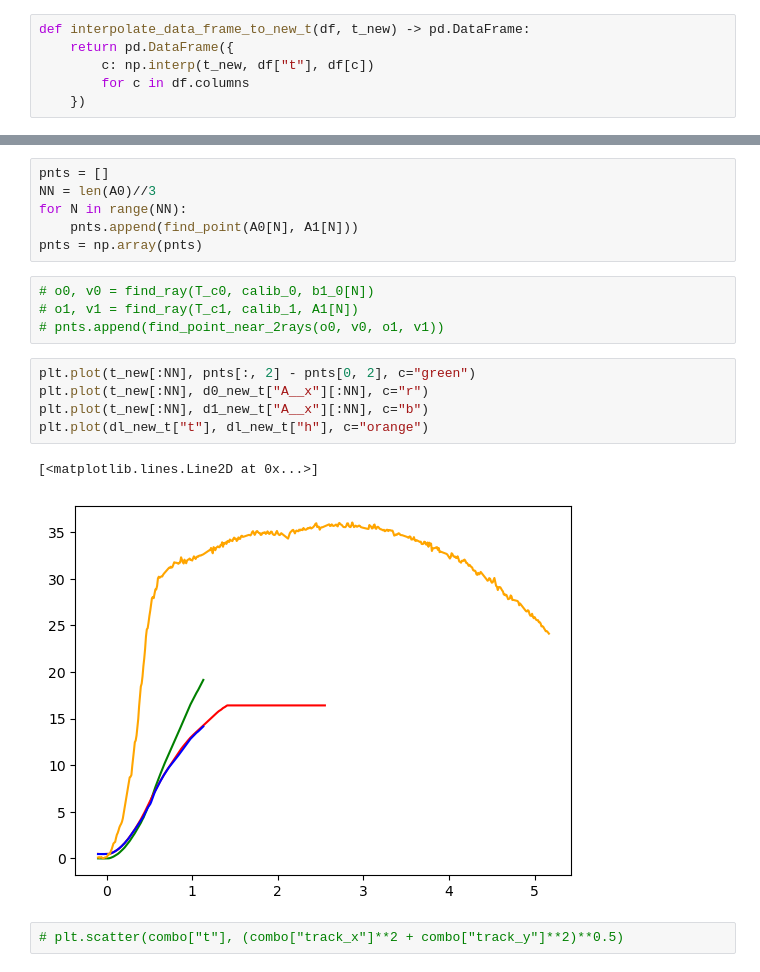
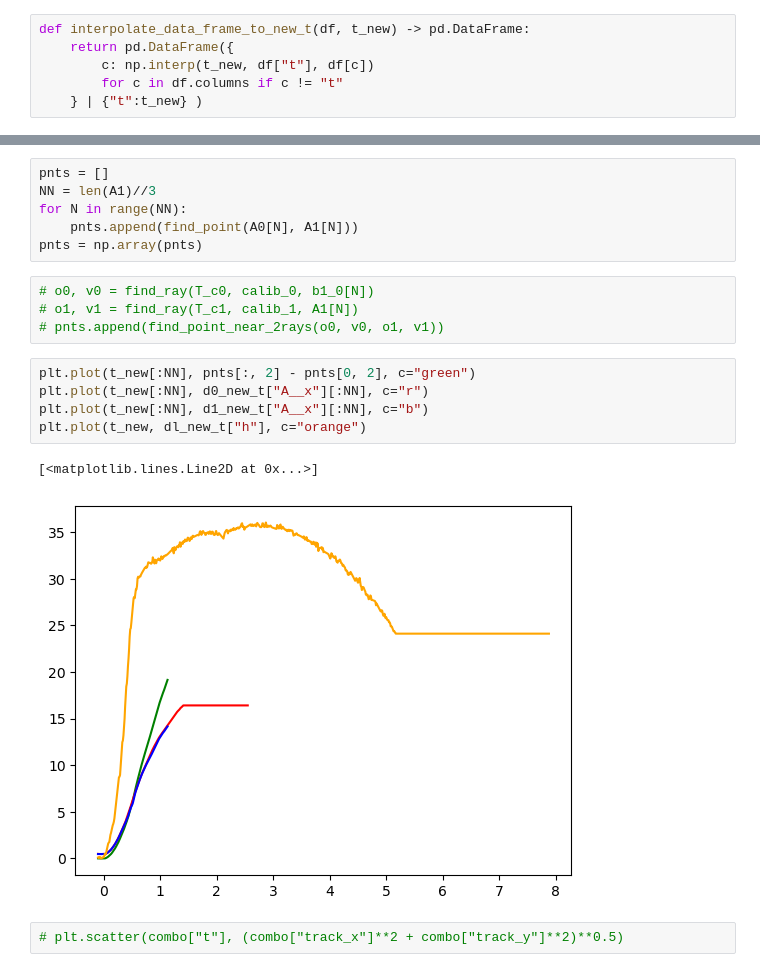
Before and after one commit to vas0x59/empirica_pet_bottle, a Jupyter notebook: proc_rocket/notebook.ipynb, the cells around one changed output, grey strips where cells are left out. Saved outputs shown, nothing was run; the diff lists cells and outputs as text.

```diff
--- a/proc_rocket/notebook.ipynb
+++ b/proc_rocket/notebook.ipynb
@@ -103,5 +103,5 @@ def interpolate_rocket(df, limit=15) -> pd.DataFrame:
 def interpolate_data_frame_to_new_t(df, t_new) -> pd.DataFrame:
     return pd.DataFrame({
         c: np.interp(t_new, df["t"], df[c])
-        for c in df.columns
-    })
+        for c in df.columns if c != "t"
+    } | {"t":t_new} )
@@ -289,7 +291,7 @@ np.linalg.norm(bench_1_p - bench_2_p)
 5.370828097572565
 # %%
 pnts = []
-NN = len(A0)//3
+NN = len(A1)//3
 for N in range(NN):
     pnts.append(find_point(A0[N], A1[N]))
 pnts = np.array(pnts)
@@ -300,10 +302,10 @@ pnts = np.array(pnts)
 # %%
 plt.plot(t_new[:NN], pnts[:, 2] - pnts[0, 2], c="green")
 plt.plot(t_new[:NN], d0_new_t["A__x"][:NN], c="r")
 plt.plot(t_new[:NN], d1_new_t["A__x"][:NN], c="b")
-plt.plot(dl_new_t["t"], dl_new_t["h"], c="orange")
+plt.plot(t_new, dl_new_t["h"], c="orange")
 # %% [output]
 [<matplotlib.lines.Line2D at 0x...>]
-[figure, old version]
+[figure, new version]
 # %%
 # plt.scatter(combo["t"], (combo["track_x"]**2 + combo["track_y"]**2)**0.5)
```
Also changed, not shown: parts of 11 cells of this notebook, 10 other files.
